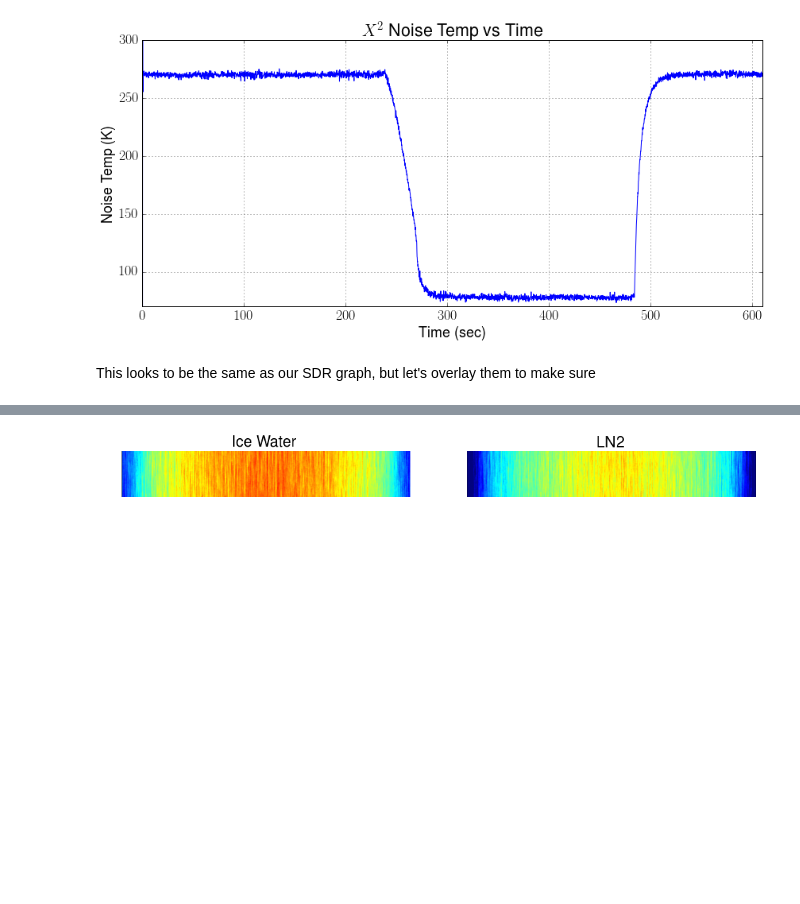
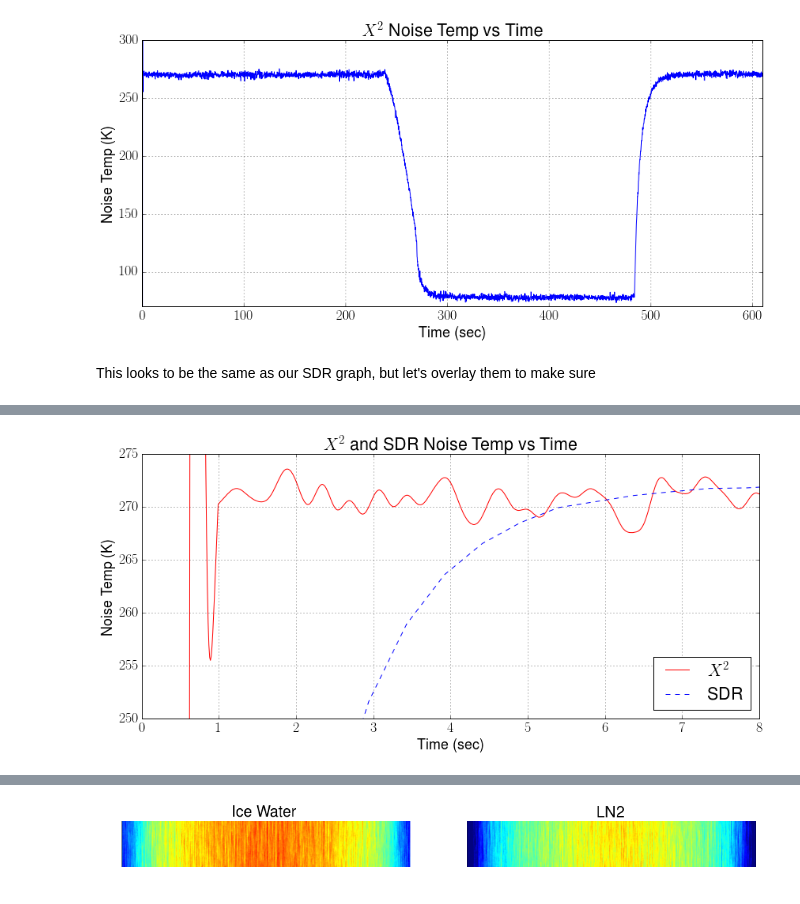
Before and after one commit to matgyver/Radiometer-SDR-Thesis, a Jupyter notebook: Experiments/Exp1/radiometer_experiment_1.ipynb, the cells around one changed output, grey strips where cells are left out. Saved outputs shown, nothing was run; the diff lists cells and outputs as text; code cells hidden in the pictures; blank space fills up the shorter version.

```diff
--- a/Experiments/Exp1/radiometer_experiment_1.ipynb
+++ b/Experiments/Exp1/radiometer_experiment_1.ipynb
@@ -336,3 +336,19 @@ We have some timeshift due to two reasons.  One, the timing isn't always perfect
+# %%
+#g = g[(4*2):]
+#y = y[(4*2):]
+fig = plt.figure(figsize=(14,6), dpi=300)
+plot(w,x2_calib,'r',label='$X^2$')
+plot(timedata,sdrdata,'b--',label='SDR')
+xlabel('Time (sec)')
+ylabel('Noise Temp (K)')
+title('$X^2$ and SDR Noise Temp vs Time')
+axis([0, 8, 250, 275])
+grid(True)
+legend(loc='lower right')
+fig.savefig("x2_SDR_shift.pdf", dpi=300)
+fig.savefig("x2_SDR_shift.png", dpi=300)
+# %% [output]
+[figure, added]
 # %% [markdown]
 ##Application - Soil Moisture Reading
 One application of radiometers is with Soil Moisture readings.  All items naturally emit RF and the amount of RF emitted from the soil varies depending on how wet or dry it is.  The drier the soil the "brighter" it is or we often say it has a warmer noise temperature.  Wet soil then has a cooler or darker noise temperature.
```
Also changed, not shown: parts of 9 cells of this notebook, 16 other files.
